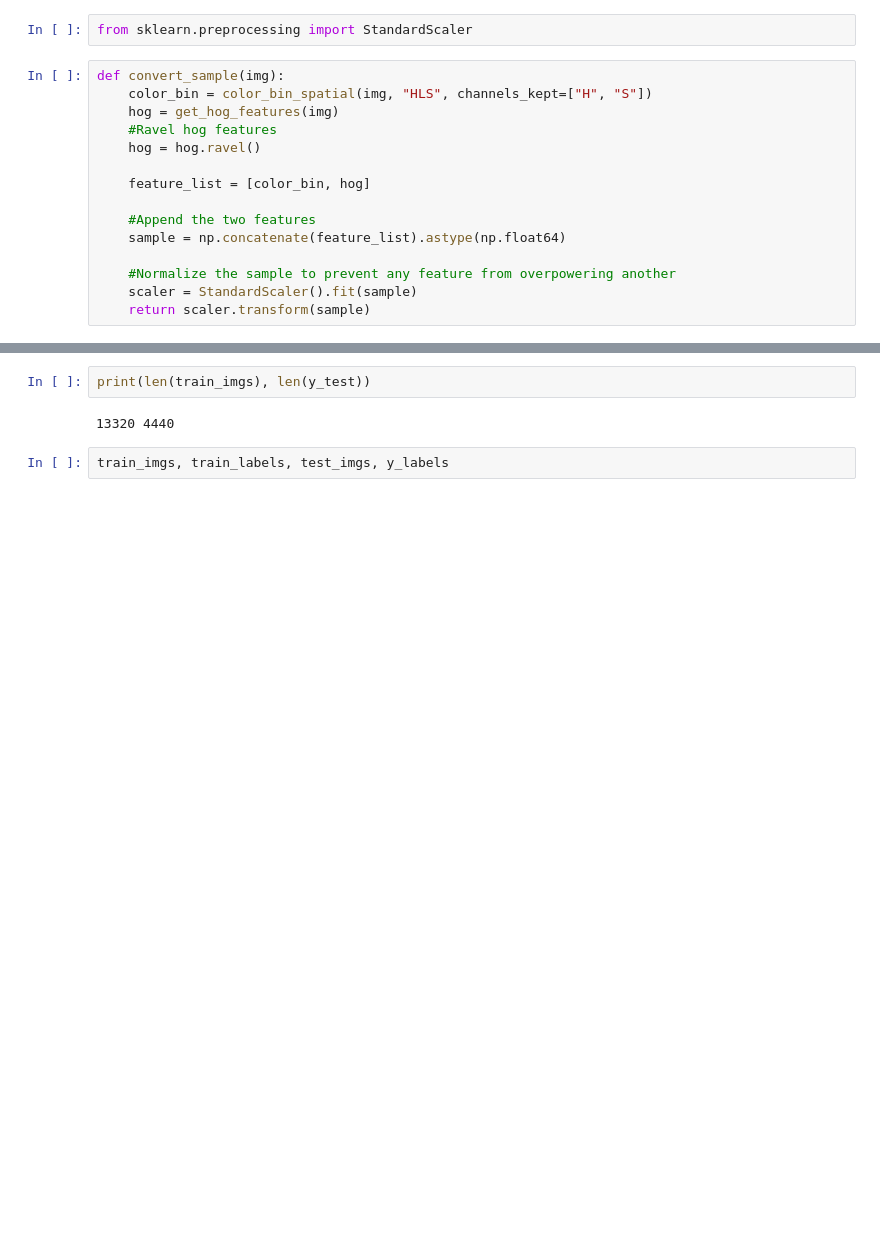
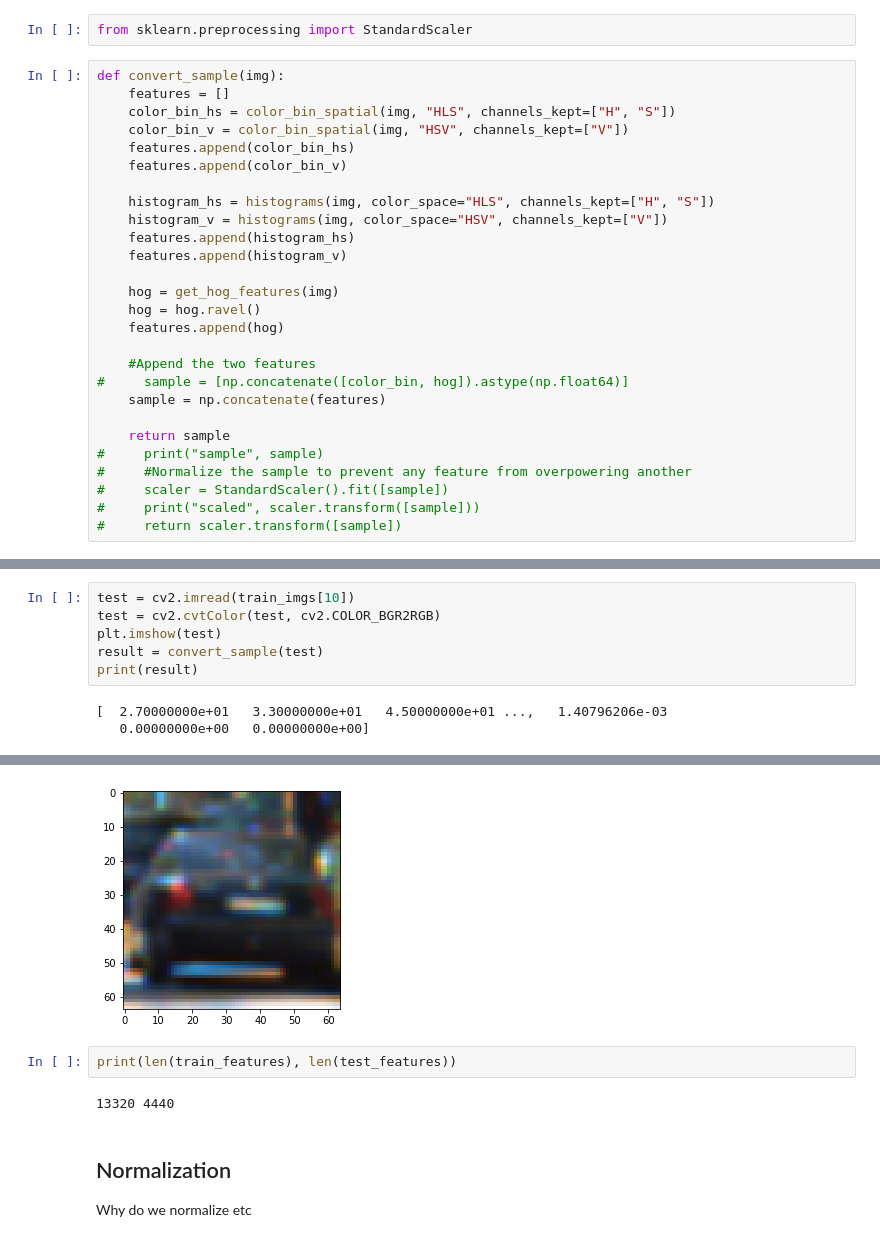
Before and after one commit to hlfshell/Udacity-CarND-VehicleDetection, a Jupyter notebook: Vehicle Detection Project.ipynb, the cells around one changed output, grey strips where cells are left out. Cells and saved outputs as stored; diff of their text form; blank space fills up the shorter version.

```diff
--- a/Vehicle Detection Project.ipynb
+++ b/Vehicle Detection Project.ipynb
@@ -305,19 +330,31 @@ We'll define two functions - one that, given a dataset, will maintain its order
 from sklearn.preprocessing import StandardScaler
 # %%
 def convert_sample(img):
-    color_bin = color_bin_spatial(img, "HLS", channels_kept=["H", "S"])
+    features = []
+    color_bin_hs = color_bin_spatial(img, "HLS", channels_kept=["H", "S"])
+    color_bin_v = color_bin_spatial(img, "HSV", channels_kept=["V"])
+    features.append(color_bin_hs)
+    features.append(color_bin_v)
+
+    histogram_hs = histograms(img, color_space="HLS", channels_kept=["H", "S"])
+    histogram_v = histograms(img, color_space="HSV", channels_kept=["V"])
+    features.append(histogram_hs)
+    features.append(histogram_v)
+
     hog = get_hog_features(img)
-    #Ravel hog features
     hog = hog.ravel()
-
-    feature_list = [color_bin, hog]
+    features.append(hog)
 
     #Append the two features
-    sample = np.concatenate(feature_list).astype(np.float64)
+#     sample = [np.concatenate([color_bin, hog]).astype(np.float64)]
+    sample = np.concatenate(features)
 
-    #Normalize the sample to prevent any feature from overpowering another
-    scaler = StandardScaler().fit(sample)
-    return scaler.transform(sample)
+    return sample
+#     print("sample", sample)
+#     #Normalize the sample to prevent any feature from overpowering another
+#     scaler = StandardScaler().fit([sample])
+#     print("scaled", scaler.transform([sample]))
+#     return scaler.transform([sample])
 # %%
 def convert_dataset(dataset):
     converted = []
@@ -344,0 +374,9 @@ Reshape your data either using array.reshape(-1, 1) if your data has a single fe
+# %%
+test = cv2.imread(train_imgs[10])
+test = cv2.cvtColor(test, cv2.COLOR_BGR2RGB)
+plt.imshow(test)
+result = convert_sample(test)
+print(result)
+# %% [output]
+[  2.70000000e+01   3.30000000e+01   4.50000000e+01 ...,   1.40796206e-03
+   0.00000000e+00   0.00000000e+00]
@@ -345,6 +385,9 @@ Reshape your data either using array.reshape(-1, 1) if your data has a single fe
+[figure, added]
 # %%
-print(len(train_imgs), len(y_test))
+print(len(train_features), len(test_features))
 # %% [output]
 13320 4440
-# %%
-train_imgs, train_labels, test_imgs, y_labels
+# %% [markdown]
+## Normalization
+
+Why do we normalize etc
```
Also changed, not shown: parts of 11 cells of this notebook.
